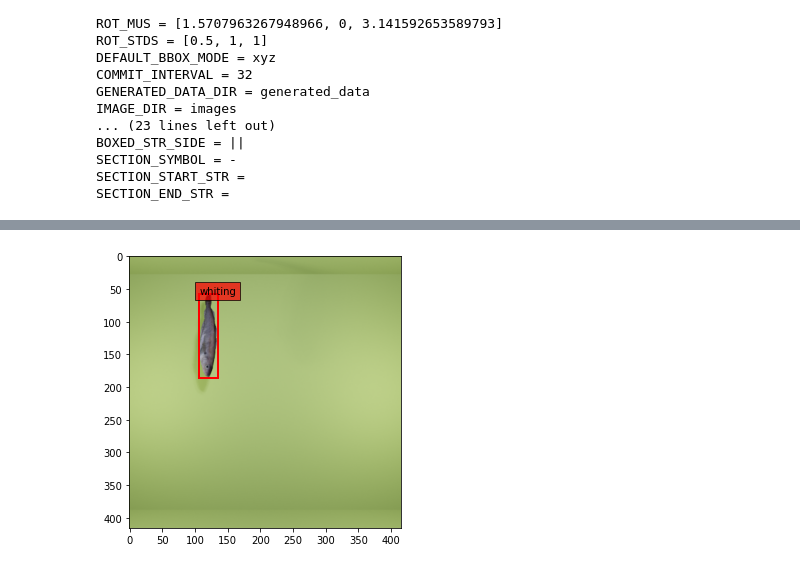
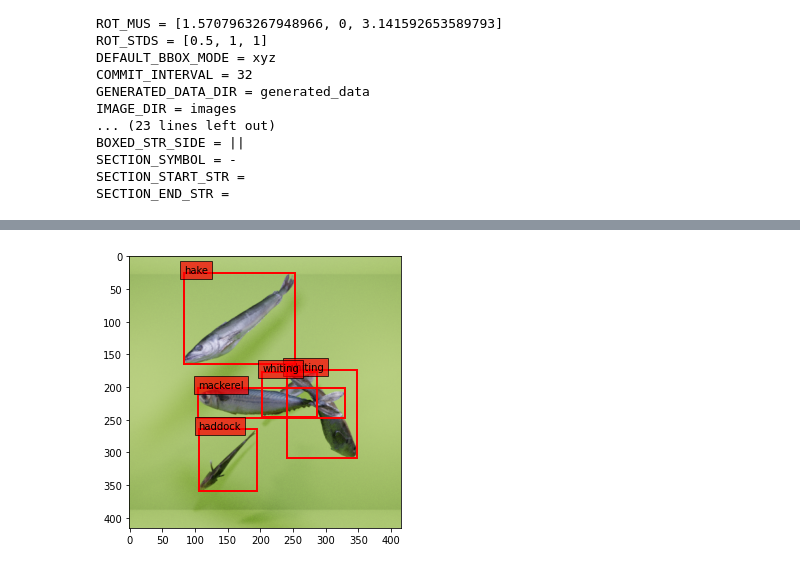
Before and after one commit to Napam/INF399-Master-Blender, a Jupyter notebook: volume/BlenderBook.ipynb, the cells around one changed output, grey strips where cells are left out. Saved outputs shown, nothing was run; the diff lists cells and outputs as text; code cells hidden in the pictures.

```diff
--- a/volume/BlenderBook.ipynb
+++ b/volume/BlenderBook.ipynb
@@ -77,5 +90,5 @@ class BlenderData:
 # %%
-data = BlenderData(cng.GENERATED_DATA_DIR)
-data.plot_std_bboxes(19, '')
+data = BlenderData('objdet_std_data')
+data.plot_std_bboxes(2, '')
 # %% [output]
-[figure, old version]
+[figure, new version]
```
Also changed, not shown: parts of 2 cells of this notebook, 1 other file.
